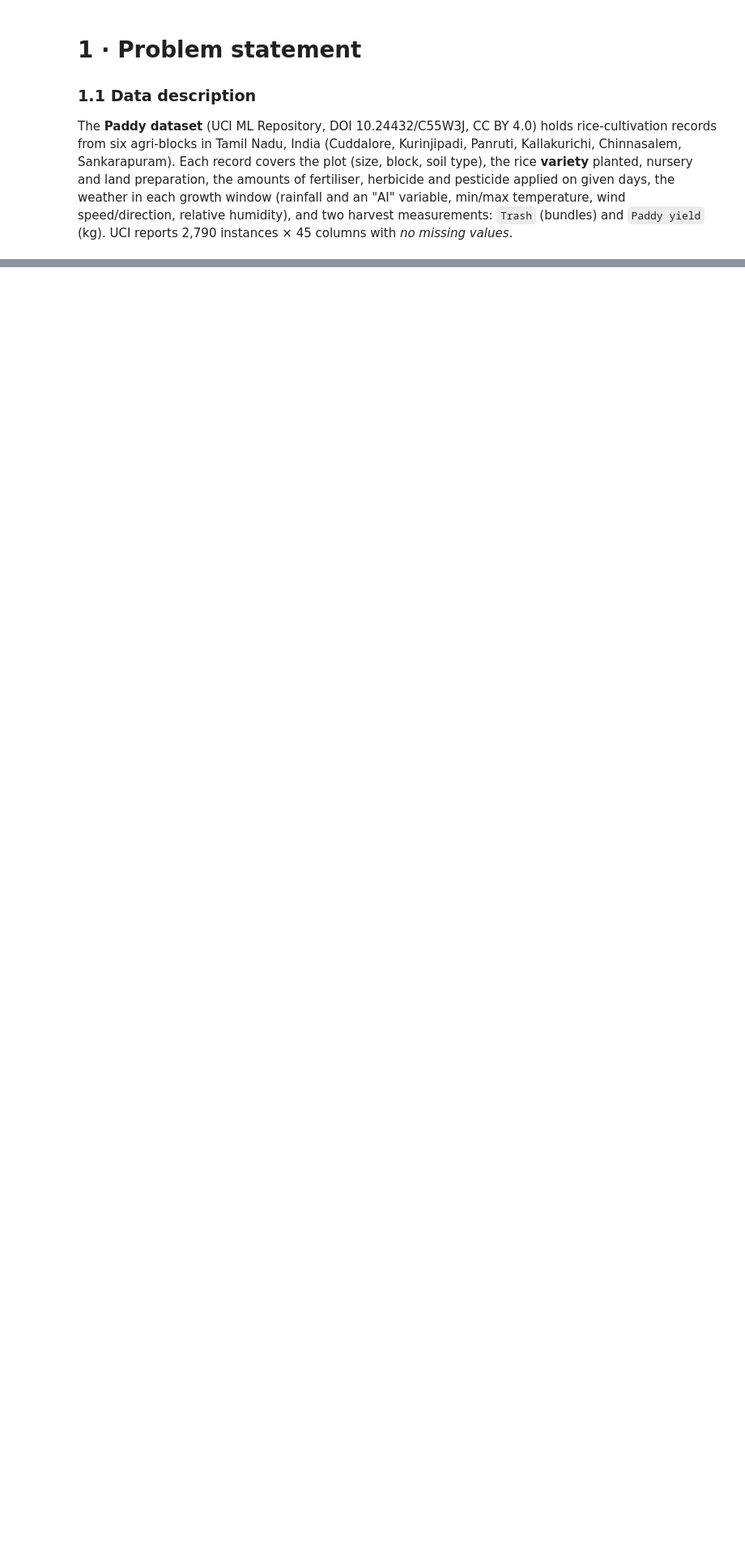
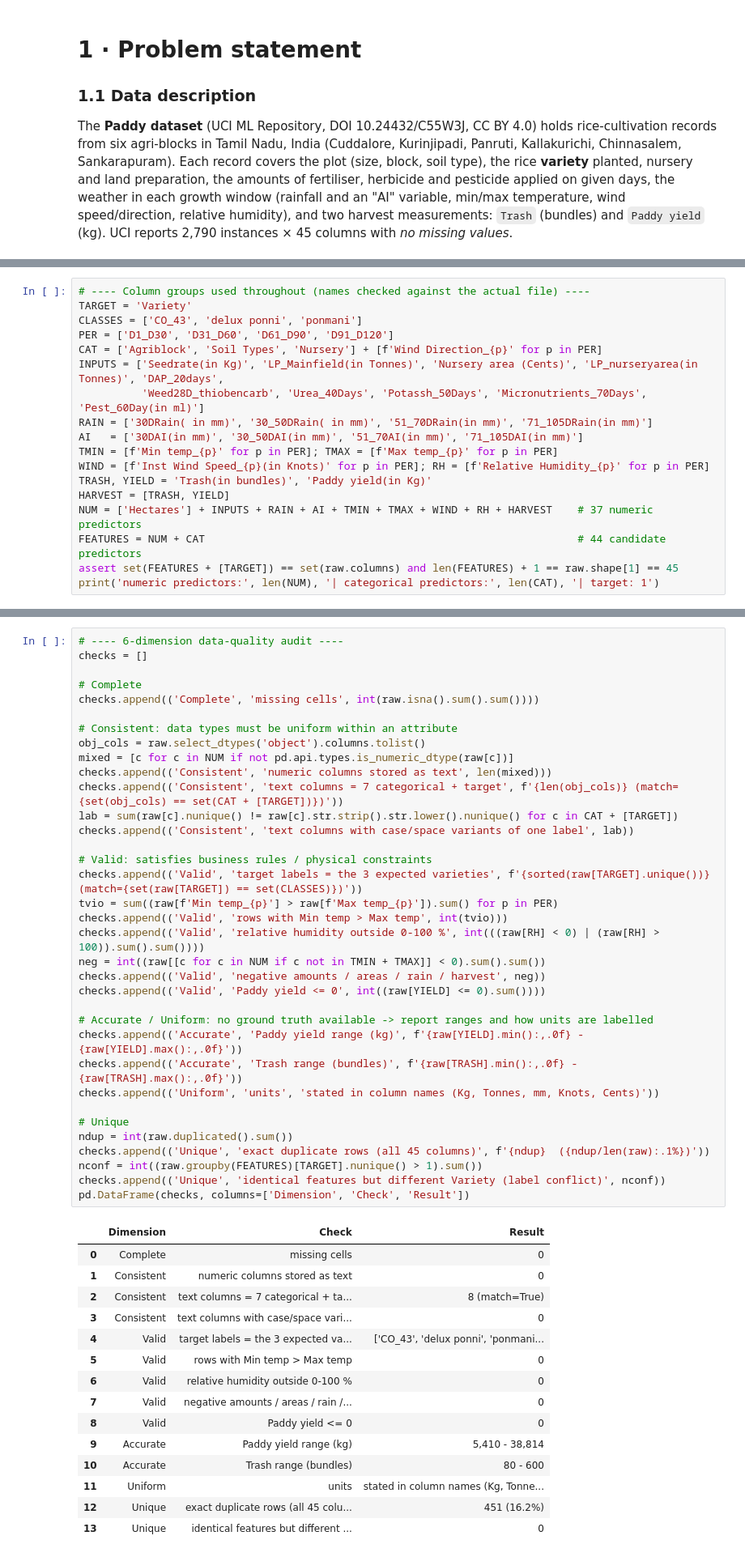
Before and after one commit to phattanaratjeedjeen-sudo/paddy, a Jupyter notebook: src/HW02_6810.ipynb, the cells around one changed output, grey strips where cells are left out. Shown at 81% size. Drawn from its saved outputs; the diff is of its cells as text; blank space fills up the shorter version.

```diff
--- a/src/HW02_6810.ipynb
+++ b/src/HW02_6810.ipynb
@@ -142,0 +167,18 @@ The **Paddy dataset** (UCI ML Repository, DOI 10.24432/C55W3J, CC BY 4.0) holds
+# %%
+# ---- Column groups used throughout (names checked against the actual file) ----
+TARGET = 'Variety'
+CLASSES = ['CO_43', 'delux ponni', 'ponmani']
+PER = ['D1_D30', 'D31_D60', 'D61_D90', 'D91_D120']
+CAT = ['Agriblock', 'Soil Types', 'Nursery'] + [f'Wind Direction_{p}' for p in PER]
+INPUTS = ['Seedrate(in Kg)', 'LP_Mainfield(in Tonnes)', 'Nursery area (Cents)', 'LP_nurseryarea(in Tonnes)', 'DAP_20days',
+          'Weed28D_thiobencarb', 'Urea_40Days', 'Potassh_50Days', 'Micronutrients_70Days', 'Pest_60Day(in ml)']
+RAIN = ['30DRain( in mm)', '30_50DRain( in mm)', '51_70DRain(in mm)', '71_105DRain(in mm)']
+AI   = ['30DAI(in mm)', '30_50DAI(in mm)', '51_70AI(in mm)', '71_105DAI(in mm)']
+TMIN = [f'Min temp_{p}' for p in PER]; TMAX = [f'Max temp_{p}' for p in PER]
+WIND = [f'Inst Wind Speed_{p}(in Knots)' for p in PER]; RH = [f'Relative Humidity_{p}' for p in PER]
+TRASH, YIELD = 'Trash(in bundles)', 'Paddy yield(in Kg)'
+HARVEST = [TRASH, YIELD]
+NUM = ['Hectares'] + INPUTS + RAIN + AI + TMIN + TMAX + WIND + RH + HARVEST    # 37 numeric predictors
+FEATURES = NUM + CAT                                                           # 44 candidate predictors
+assert set(FEATURES + [TARGET]) == set(raw.columns) and len(FEATURES) + 1 == raw.shape[1] == 45
+print('numeric predictors:', len(NUM), '| categorical predictors:', len(CAT), '| target: 1')
@@ -142,0 +187,51 @@ The **Paddy dataset** (UCI ML Repository, DOI 10.24432/C55W3J, CC BY 4.0) holds
+# %%
+# ---- 6-dimension data-quality audit ----
+checks = []
+
+# Complete
+checks.append(('Complete', 'missing cells', int(raw.isna().sum().sum())))
+
+# Consistent: data types must be uniform within an attribute
+obj_cols = raw.select_dtypes('object').columns.tolist()
+mixed = [c for c in NUM if not pd.api.types.is_numeric_dtype(raw[c])]
+checks.append(('Consistent', 'numeric columns stored as text', len(mixed)))
+checks.append(('Consistent', 'text columns = 7 categorical + target', f'{len(obj_cols)} (match={set(obj_cols) == set(CAT + [TARGET])})'))
+lab = sum(raw[c].nunique() != raw[c].str.strip().str.lower().nunique() for c in CAT + [TARGET])
+checks.append(('Consistent', 'text columns with case/space variants of one label', lab))
+
+# Valid: satisfies business rules / physical constraints
+checks.append(('Valid', 'target labels = the 3 expected varieties', f'{sorted(raw[TARGET].unique())} (match={set(raw[TARGET]) == set(CLASSES)})'))
+tvio = sum((raw[f'Min temp_{p}'] > raw[f'Max temp_{p}']).sum() for p in PER)
+checks.append(('Valid', 'rows with Min temp > Max temp', int(tvio)))
+checks.append(('Valid', 'relative humidity outside 0-100 %', int(((raw[RH] < 0) | (raw[RH] > 100)).sum().sum())))
+neg = int((raw[[c for c in NUM if c not in TMIN + TMAX]] < 0).sum().sum())
+checks.append(('Valid', 'negative amounts / areas / rain / harvest', neg))
+checks.append(('Valid', 'Paddy yield <= 0', int((raw[YIELD] <= 0).sum())))
+
+# Accurate / Uniform: no ground truth available -> report ranges and how units are labelled
+checks.append(('Accurate', 'Paddy yield range (kg)', f'{raw[YIELD].min():,.0f} - {raw[YIELD].max():,.0f}'))
+checks.append(('Accurate', 'Trash range (bundles)', f'{raw[TRASH].min():,.0f} - {raw[TRASH].max():,.0f}'))
+checks.append(('Uniform', 'units', 'stated in column names (Kg, Tonnes, mm, Knots, Cents)'))
+
+# Unique
+ndup = int(raw.duplicated().sum())
+checks.append(('Unique', 'exact duplicate rows (all 45 columns)', f'{ndup}  ({ndup/len(raw):.1%})'))
+nconf = int((raw.groupby(FEATURES)[TARGET].nunique() > 1).sum())
+checks.append(('Unique', 'identical features but different Variety (label conflict)', nconf))
+pd.DataFrame(checks, columns=['Dimension', 'Check', 'Result'])
+# %% [output]
+|  | Dimension | Check | Result |
+| 0 | Complete | missing cells | 0 |
+| 1 | Consistent | numeric columns stored as text | 0 |
+| 2 | Consistent | text columns = 7 categorical + ta... | 8 (match=True) |
+| 3 | Consistent | text columns with case/space vari... | 0 |
+| 4 | Valid | target labels = the 3 expected va... | ['CO_43', 'delux ponni', 'ponmani... |
+| 5 | Valid | rows with Min temp > Max temp | 0 |
+| 6 | Valid | relative humidity outside 0-100 % | 0 |
+| 7 | Valid | negative amounts / areas / rain /... | 0 |
+| 8 | Valid | Paddy yield <= 0 | 0 |
+| 9 | Accurate | Paddy yield range (kg) | 5,410 - 38,814 |
+| 10 | Accurate | Trash range (bundles) | 80 - 600 |
+| 11 | Uniform | units | stated in column names (Kg, Tonne... |
+| 12 | Unique | exact duplicate rows (all 45 colu... | 451 (16.2%) |
+| 13 | Unique | identical features but different ... | 0 |
```
Also changed, not shown: parts of 10 cells of this notebook.
